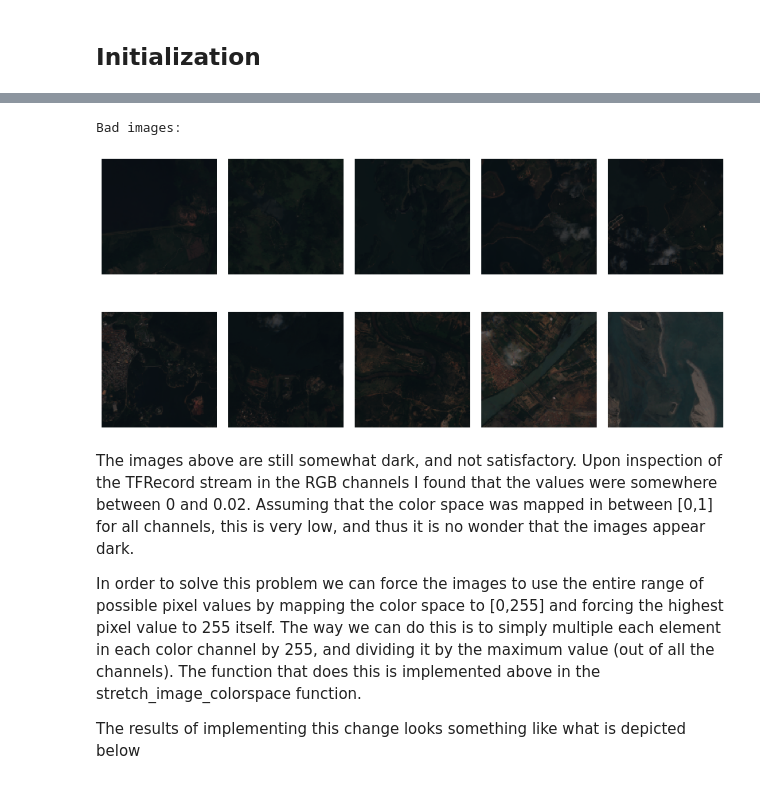
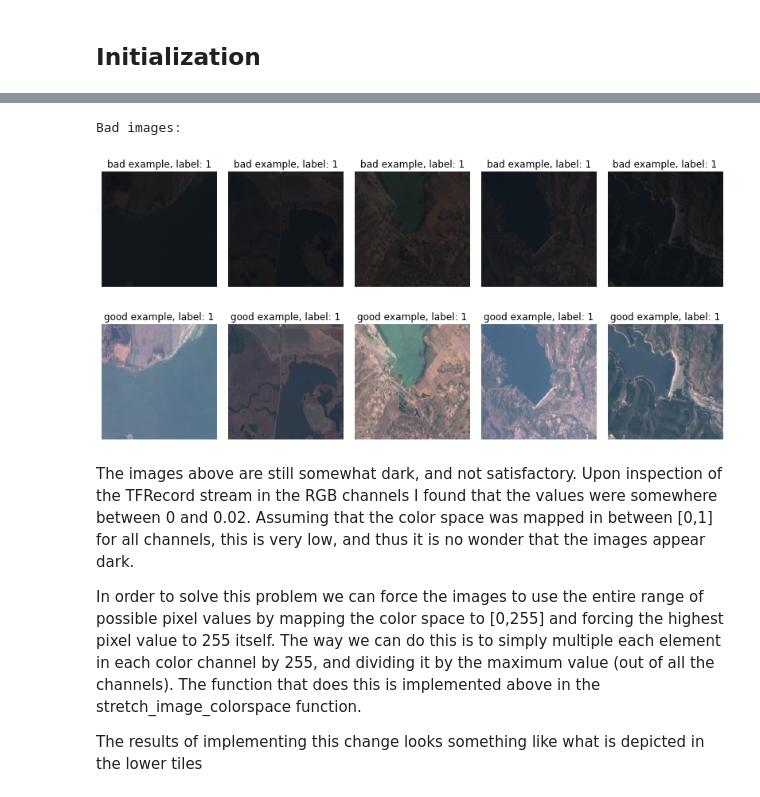
Before and after one commit to stephandooper/dam_detection, a Jupyter notebook: dam_detection.ipynb, the cells around one changed output, grey strips where cells are left out. Saved outputs shown, nothing was run; the diff lists cells and outputs as text; code cells hidden in the pictures.

```diff
--- a/dam_detection.ipynb
+++ b/dam_detection.ipynb
@@ -74,0 +100,7 @@ def stretch_image_colorspace(img):
+# %%
+# Load the training and testing files
+train_data = tf.data.TFRecordDataset(train_path, compression_type='GZIP')
+test_data = tf.data.TFRecordDataset(test_path, compression_type='GZIP')
+
+print(train_data)
+print(test_data)
@@ -91,0 +140,16 @@ Example patches from the sentinel 2 satellite (RGB channels only)
+# %%
+## Training data files
+# image parsing function
+parsed_record = train_data.map(parse_serialized_example)
+# returns the image and label
+parsed_image = parsed_record.map(parse_image_RGB)
+# parse just the labels and their counts
+parsed_label = parsed_record.map(parse_label)
+
+## Test data files
+# image parsing function
+parsed_record_test = test_data.map(parse_serialized_example)
+# returns the image and label
+parsed_image_test = parsed_record_test.map(parse_image_RGB)
+# parse just the labels and their counts
+parsed_label_test = parsed_record_test.map(parse_label)
@@ -96,24 +171,31 @@ rows = 2
 # %%
 fig = plt.figure(figsize=(columns+8, rows+6))
 gs = gridspec.GridSpec(rows, columns,
          wspace=0.1, hspace=0.0,
          top=1.-0.5/(rows + 1), bottom=0.5/(rows+1),
          left=0.5/(columns+1), right=1-0.5/(columns+1))
 
 parse_iter = iter(parsed_image)
-print("Bad images:")
-for i in range(rows):
-    for j in range(columns):
-        image_features = parse_iter.next()
-        ax = plt.subplot(gs[i,j])
-        ax.imshow(image_features)
-        plt.axis('off')
+for j in range(columns):
+    image_features, label = parse_iter.next()
+
+    # bad example: too dark
+    ax = plt.subplot(gs[0,j])
+    ax.set_title("bad example, label: {}".format(int(label.numpy())))
+    ax.imshow(image_features)
+    plt.axis('off')
+
+    #good example: stretched colorspace
+    ax = plt.subplot(gs[1,j])
+    ax.set_title("good example, label: {}".format(int(label.numpy())))
+    ax.imshow(stretch_image_colorspace(image_features))
+    plt.axis('off')
 # %% [output]
 Bad images:
-[figure, old version]
+[figure, new version]
 # %% [markdown]
 The images above are still somewhat dark, and not satisfactory. Upon inspection of the TFRecord stream in the RGB channels I found that the values were somewhere between 0 and 0.02. Assuming that the color space was mapped in between \[0,1\] for all channels, this is very low, and thus it is no wonder that the images appear dark.
 
 In order to solve this problem we can force the images to use the entire range of possible pixel values by mapping the color space to \[0,255\] and forcing the highest pixel value to 255 itself. The way we can do this is to simply multiple each element in each color channel by 255, and dividing it by the maximum value (out of all the channels). The function that does this is implemented above in the stretch_image_colorspace function.
 
-The results of implementing this change looks something like what is depicted below
+The results of implementing this change looks something like what is depicted in the lower tiles
```
Also changed, not shown: parts of 22 cells of this notebook, 4 other files.
